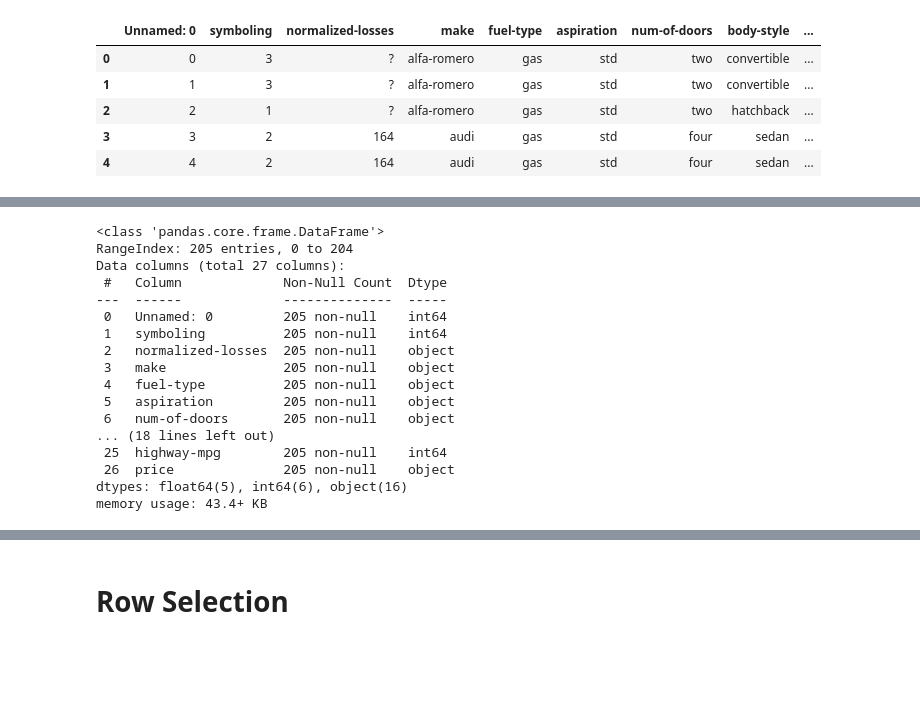
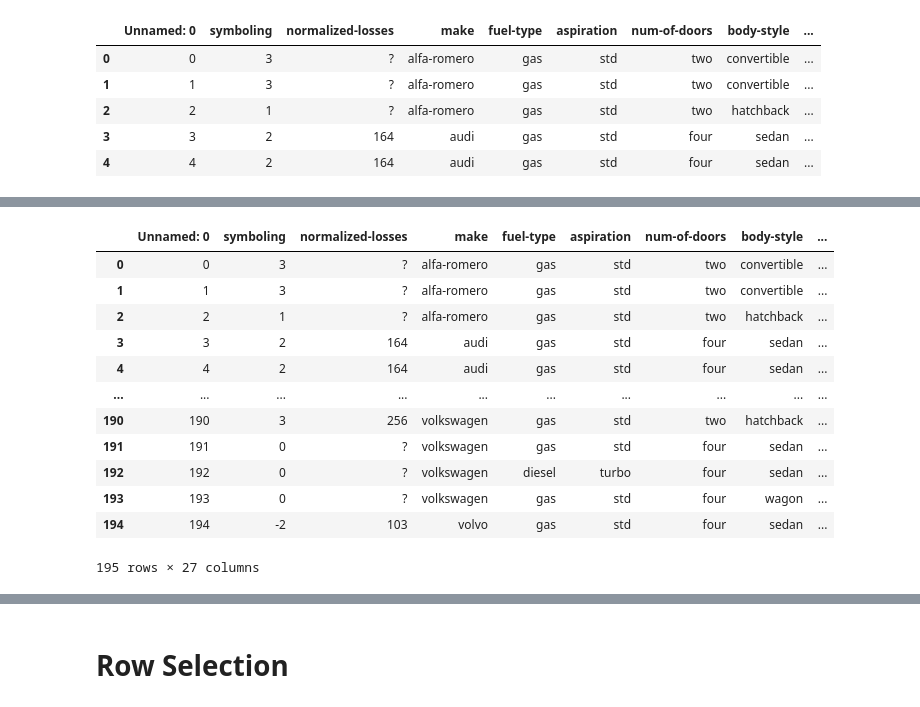
Before and after one commit to Aniruddh-Verma/PYDS-AT-DIGIPODIUM, a Jupyter notebook: data_analytics/3-data_engineering.ipynb, the cells around one changed output, grey strips where cells are left out. Drawn from its saved outputs; the diff is of its cells as text; code cells hidden in the pictures; blank space fills up the shorter version.

```diff
--- a/data_analytics/data_engineering.ipynb
+++ b/data_analytics/3-data_engineering.ipynb
@@ -53,20 +21,25 @@ df.head(10)  # This Shows only 10 Values From the starting of the datset
-# %%
-df.info()  # it shows all the information of the data values
-# %% [output]
-<class 'pandas.core.frame.DataFrame'>
-RangeIndex: 205 entries, 0 to 204
-Data columns (total 27 columns):
- #   Column             Non-Null Count  Dtype
----  ------             --------------  -----
- 0   Unnamed: 0         205 non-null    int64
- 1   symboling          205 non-null    int64
- 2   normalized-losses  205 non-null    object
- 3   make               205 non-null    object
- 4   fuel-type          205 non-null    object
- 5   aspiration         205 non-null    object
- 6   num-of-doors       205 non-null    object
-... (18 lines left out)
- 25  highway-mpg        205 non-null    int64
- 26  price              205 non-null    object
-dtypes: float64(5), int64(6), object(16)
-memory usage: 43.4+ KB
+# %%
+# EXAPMLE 3: LOADING THE DATA FRAME USING HEAD CLASS()
+
+# CASE1: This is loading the df(Data Frame) from start it is a class
+df.head()
+# CASE 2: It shows the data values of Data Frame at the end
+df.tail()
+# CASE 3: This Shows only 10 Values From the starting of the dataframe
+df.head(10)
+# CASE 4: This shows only the 10 rows at the end of the dataframe
+df.head(-10)
+# %% [output]
+|  | Unnamed: 0 | symboling | normalized-losses | make | fuel-type | aspiration | num-of-doors | body-style | ... |
+| 0 | 0 | 3 | ? | alfa-romero | gas | std | two | convertible | ... |
+| 1 | 1 | 3 | ? | alfa-romero | gas | std | two | convertible | ... |
+| 2 | 2 | 1 | ? | alfa-romero | gas | std | two | hatchback | ... |
+| 3 | 3 | 2 | 164 | audi | gas | std | four | sedan | ... |
+| 4 | 4 | 2 | 164 | audi | gas | std | four | sedan | ... |
+| ... | ... | ... | ... | ... | ... | ... | ... | ... | ... |
+| 190 | 190 | 3 | 256 | volkswagen | gas | std | two | hatchback | ... |
+| 191 | 191 | 0 | ? | volkswagen | gas | std | four | sedan | ... |
+| 192 | 192 | 0 | ? | volkswagen | diesel | turbo | four | sedan | ... |
+| 193 | 193 | 0 | ? | volkswagen | gas | std | four | wagon | ... |
+| 194 | 194 | -2 | 103 | volvo | gas | std | four | sedan | ... |
+195 rows × 27 columns
```
Also changed, not shown: parts of 16 cells of this notebook, 1 other file.
